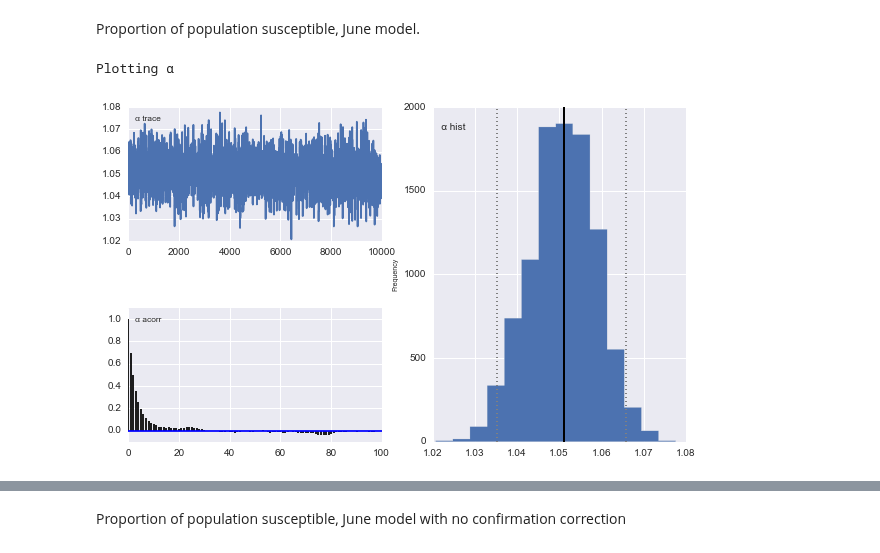
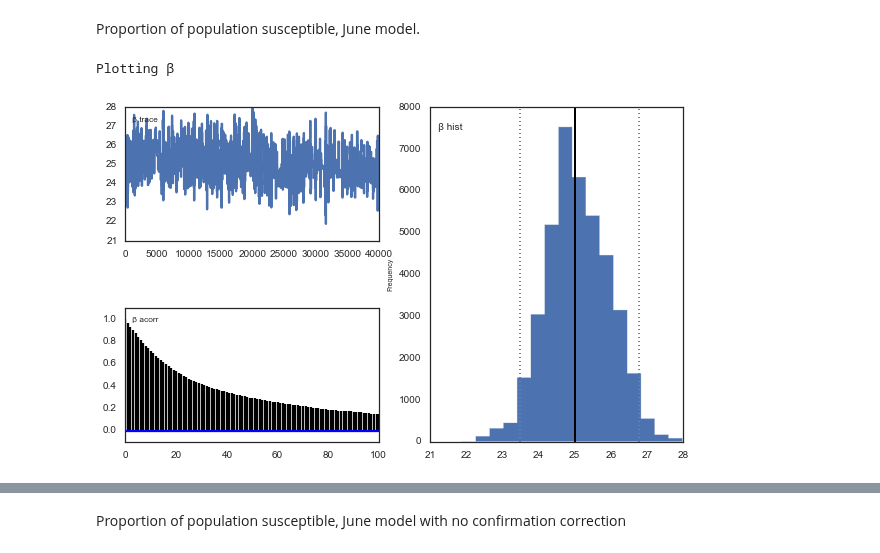
Before and after one commit to fonnesbeck/SaoPauloMeasles, a Jupyter notebook: New Spatial Measles Model.ipynb, the cells around one changed output, grey strips where cells are left out. Drawn from its saved outputs; the diff is of its cells as text; code cells hidden in the pictures.

```diff
--- a/New Spatial Measles Model.ipynb
+++ b/New Spatial Measles Model.ipynb
@@ -138,7 +138,7 @@ $$\begin{aligned}
 # %% [markdown]
 Age classes are defined in 5-year intervals.
 # %%
-age_classes = [0,5,10,15,20,25,30,35,40,45,50,55,60,65,70,75,100]
+age_classes = [0,5,10,15,20,25,30,35,40,100]
 measles_data.dropna(subset=['YEAR_AGE'], inplace=True)
 measles_data['YEAR_AGE'] = measles_data.YEAR_AGE.astype(int)
 measles_data['AGE_GROUP'] = pd.cut(measles_data.AGE, age_classes, right=False)
@@ -617,7 +677,7 @@ axes.set_xlabel('Age group')
 # %% [markdown]
 Proportion of population susceptible, June model.
 # %%
-Matplot.plot(model_june.α)
+Matplot.plot(model_july.β)
 # %% [output]
-Plotting α
+Plotting β
-[figure, old version]
+[figure, new version]
```
Also changed, not shown: parts of 60 cells of this notebook.
